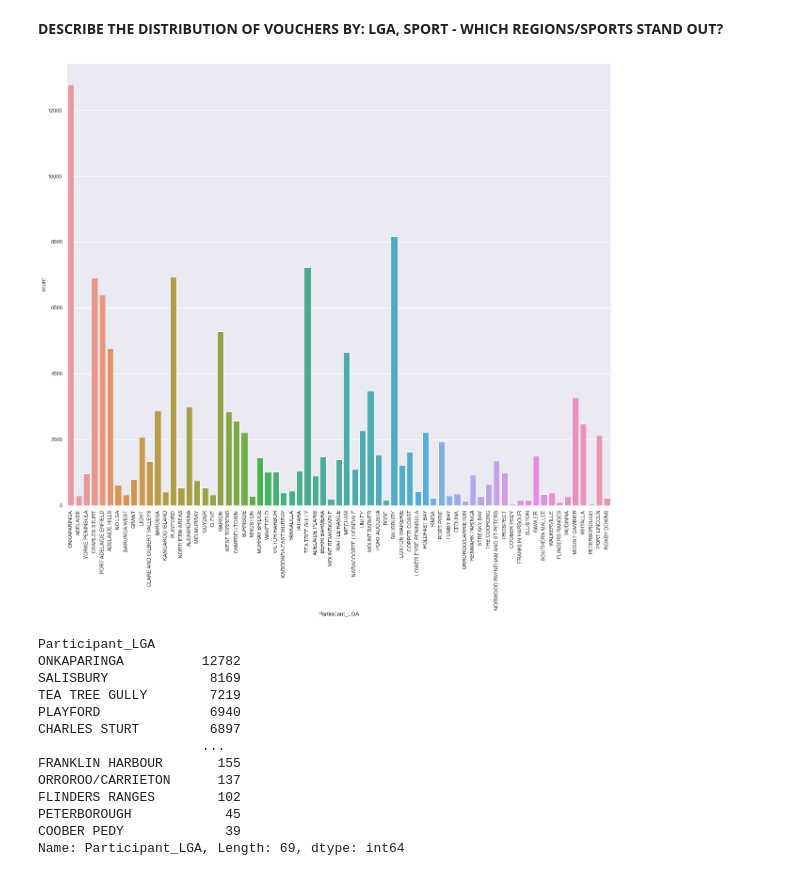
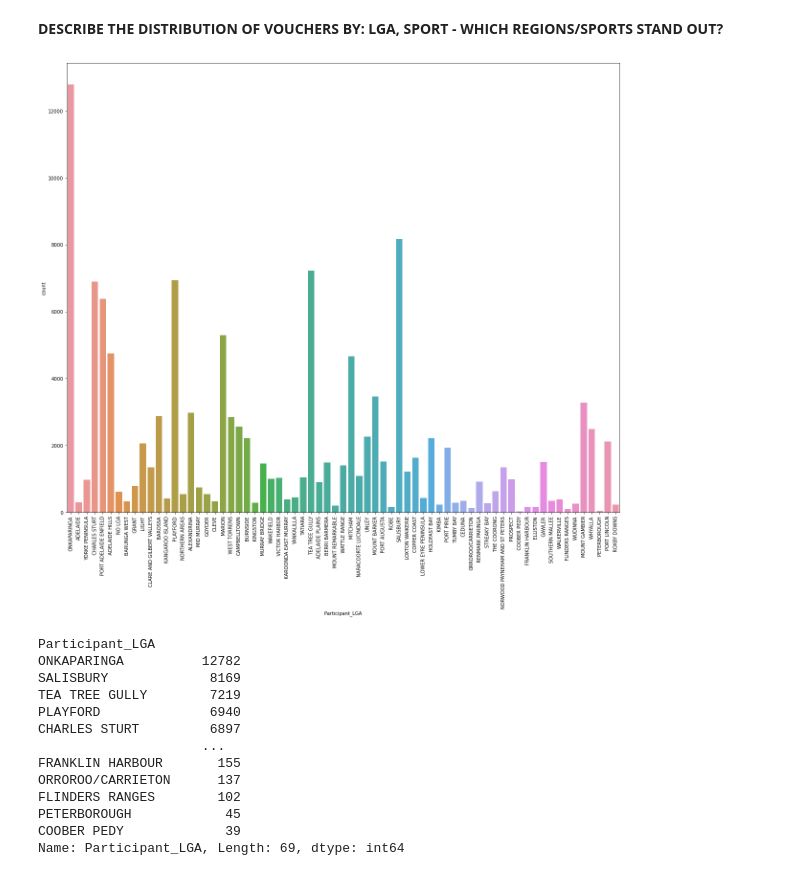
Before and after one commit to MQCOMP2200-S2-2021/data-science-portfolio-avagardiner, a Jupyter notebook: Portfolio 2.ipynb, the cells around one changed output. Drawn from its saved outputs; the diff is of its cells as text; code cells hidden in the pictures.

Commit message:
Portfolio 2:  Up to are there any LGAs over/under represented in their use of vouchers?

```diff
--- a/Portfolio 2.ipynb
+++ b/Portfolio 2.ipynb
@@ -64,10 +64,11 @@ memory usage: 12.6+ MB
 **DESCRIBE THE DISTRIBUTION OF VOUCHERS BY: LGA, SPORT - WHICH REGIONS/SPORTS STAND OUT?**
 # %%
 plt.figure(figsize=(20.7,17.27))
-chart = sns.countplot(x='Participant_LGA', data = sa_vouchers)
-chart.set_xticklabels(chart.get_xticklabels(), rotation=90);
+sns.countplot(x='Participant_LGA', data = sa_vouchers)
+plt.xticks(rotation = 90) # Rotates X-Axis Ticks by 90-degrees
+plt.show()
 # %% [output]
-[figure, old version]
+[figure, new version]
 # %%
 # The number of vouchers distributed to various LGAs is shown below.
 total =sa_vouchers.groupby('Participant_LGA')['Participant_LGA'].count().sort_values(ascending=False)
```
Also changed, not shown: parts of 11 cells of this notebook.
